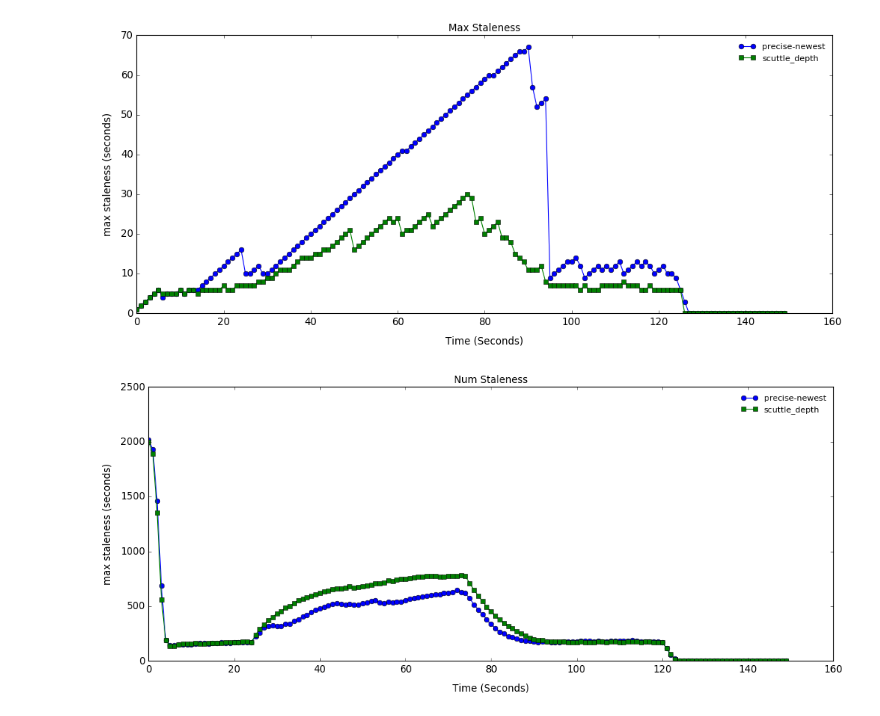
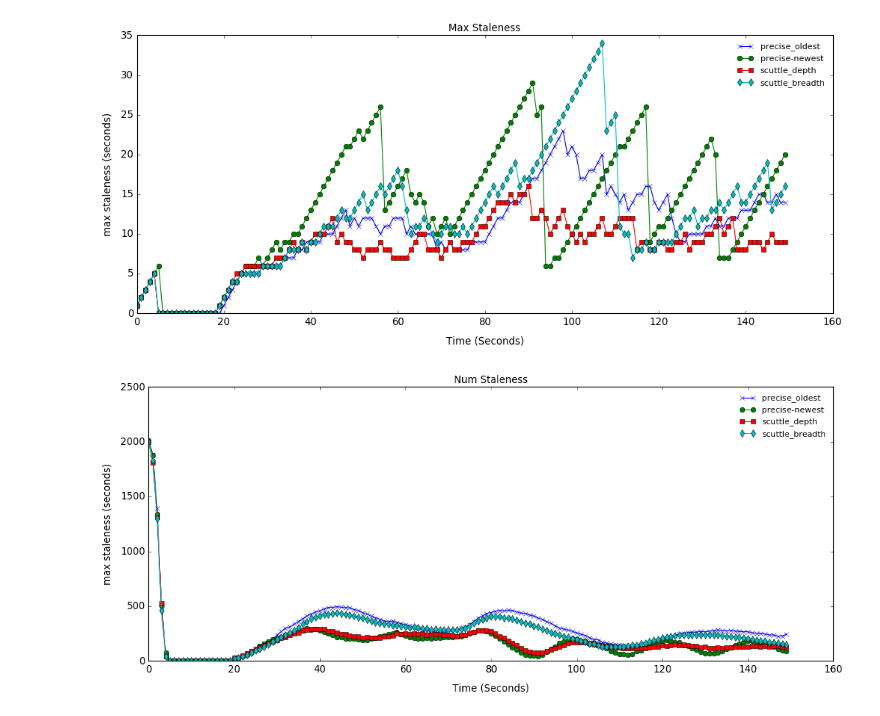
Before and after one commit to ElDivinCodino/Anti-entropy-epidemic-protocol, a Jupyter notebook: src/plot/plot_notebook.ipynb, the cells around one changed output. Drawn from its saved outputs; the diff is of its cells as text; code cells hidden in the pictures.

```diff
--- a/src/plot/plot_notebook.ipynb
+++ b/src/plot/plot_notebook.ipynb
@@ -2,14 +2,14 @@
 import numpy as np
 import matplotlib.pyplot as plt
 # %%
-PATH = '/tmp/AEP/logs/'
+PATH = 'results/run_2_with_fc/'
 N_PARTICIPANTS=64
 # %%
 # participant = np.genfromtxt(PATH + 'participant/observer.txt', delimiter=' ')
-# precise_oldest = np.genfromtxt(PATH + 'precise_oldest/observer.txt', delimiter=' ')
+precise_oldest = np.genfromtxt(PATH + 'precise_oldest/observer.txt', delimiter=' ')
 precise_newest = np.genfromtxt(PATH + 'precise_newest/observer.txt', delimiter=' ')
 scuttle_depth = np.genfromtxt(PATH + 'scuttle_depth/observer.txt', delimiter=' ')
-# scuttle_breadth = np.genfromtxt(PATH + 'scuttle_breadth/observer.txt', delimiter=' ')
+scuttle_breadth = np.genfromtxt(PATH + 'scuttle_breadth/observer.txt', delimiter=' ')
 # precise_oldest = np.genfromtxt(PATH + 'precise_oldest_fc/observer.txt', delimiter=' ')
 # precise_newest = np.genfromtxt(PATH + 'precise_newest_fc/observer.txt', delimiter=' ')
 # scuttle_depth = np.genfromtxt(PATH + 'scuttle_depth_fc/observer.txt', delimiter=' ')
@@ -58,25 +58,25 @@ def plot_thr(traces, path, x_lim=(0, 20), y_lim=(0, 3.5), dim=(15, 6), title="Fi
 # %%
 traces = [
 #     (participant[0], list(range(0, ts)), "participant", "<", "solid"),
-#     (precise_oldest[0], list(range(0, ts)), "precise_oldest", "x", "solid"),
+    (precise_oldest[0], list(range(0, ts)), "precise_oldest", "x", "solid"),
     (precise_newest[0], list(range(0, ts)), "precise-newest", "o", "solid"),
-    (scuttle_depth[0], list(range(0, ts)), "scuttle_depth", "s", "solid")
-#     (scuttle_breadth[0], list(range(0, ts)), "scuttle_breadth", "d", "solid"),
+    (scuttle_depth[0], list(range(0, ts)), "scuttle_depth", "s", "solid"),
+    (scuttle_breadth[0], list(range(0, ts)), "scuttle_breadth", "d", "solid")
 #     (precise_oldest_fc[0], list(range(0, ts)), "precise_oldest_fc", "x", "dashed"),
 #     (precise_newest_fc[0], list(range(0, ts)), "precise-newest_fc", "o", "dashed"),
 #     (scuttle_depth_fc[0], list(range(0, ts)), "scuttle_depth_fc", "s", "dashed"),
 #     (scuttle_breadth_fc[0], list(range(0, ts)), "scuttle_breadth_fc", "d", "dashed")
 ]
 plot_thr(traces, path="./max_staleness.pdf", x_lim=(0, ts), title="Max Staleness")
 # %% [output]
-[figure, old version]
+[figure, new version]
 # %%
 traces = [
 #         (participant[1], list(range(0, ts)), "participant", "<", "solid"),
-#     (precise_oldest[1], list(range(0, ts)), "precise_oldest", "x", "solid"),
+    (precise_oldest[1], list(range(0, ts)), "precise_oldest", "x", "solid"),
     (precise_newest[1], list(range(0, ts)), "precise-newest", "o", "solid"),
-    (scuttle_depth[1], list(range(0, ts)), "scuttle_depth", "s", "solid")
-#     (scuttle_breadth[1], list(range(0, ts)), "scuttle_breadth", "d", "solid"),
+    (scuttle_depth[1], list(range(0, ts)), "scuttle_depth", "s", "solid"),
+    (scuttle_breadth[1], list(range(0, ts)), "scuttle_breadth", "d", "solid")
 #     (precise_oldest_fc[1], list(range(0, ts)), "precise_oldest_fc", "x", "dashed"),
 #     (precise_newest_fc[1], list(range(0, ts)), "precise-newest_fc", "o", "dashed"),
 #     (scuttle_depth_fc[1], list(range(0, ts)), "scuttle_depth_fc", "s", "dashed"),
@@ -84,6 +84,6 @@ traces = [
 ]
 plot_thr(traces, path="./num_staleness.pdf", x_lim=(0, ts), title="Num Staleness")
 # %% [output]
-[figure, old version]
+[figure, new version]
 # %%
 traces = [
```
Also changed, not shown: parts of 3 cells of this notebook, 2 other files.
